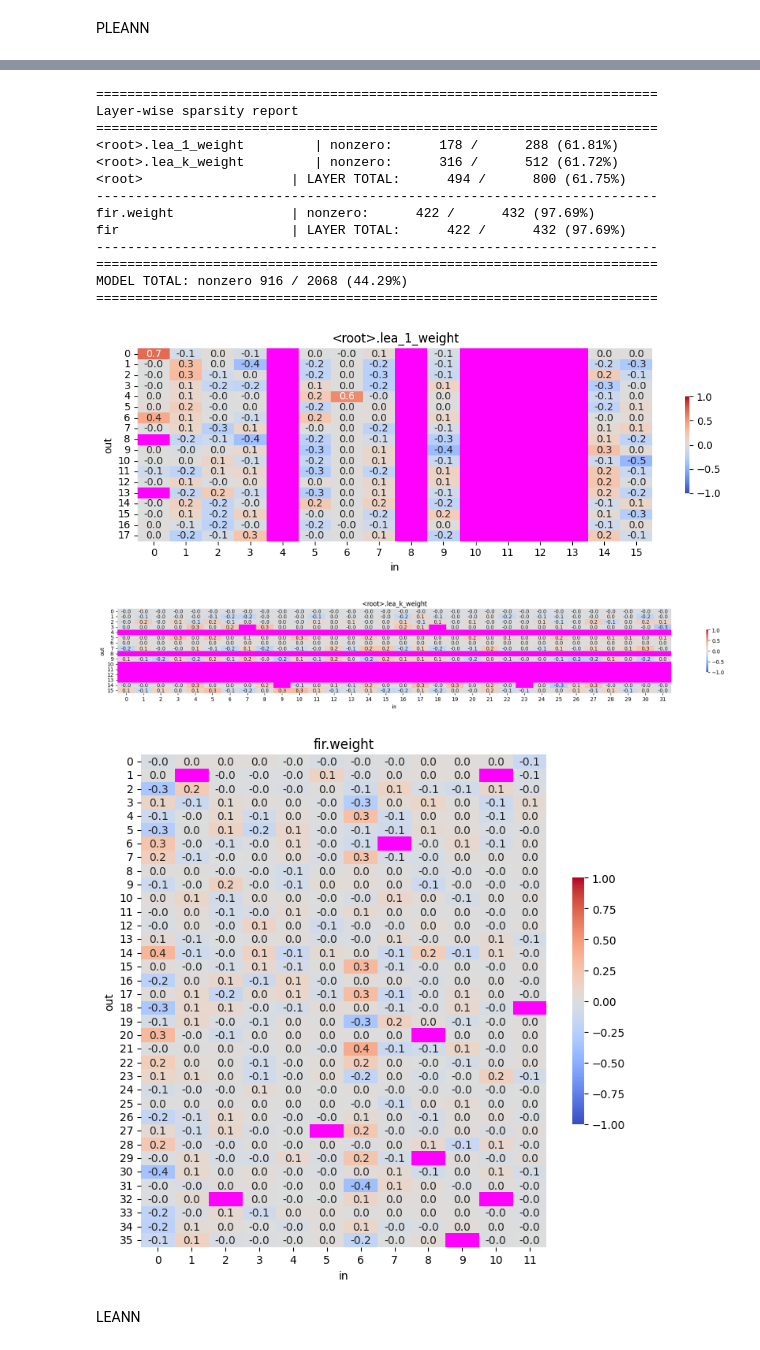
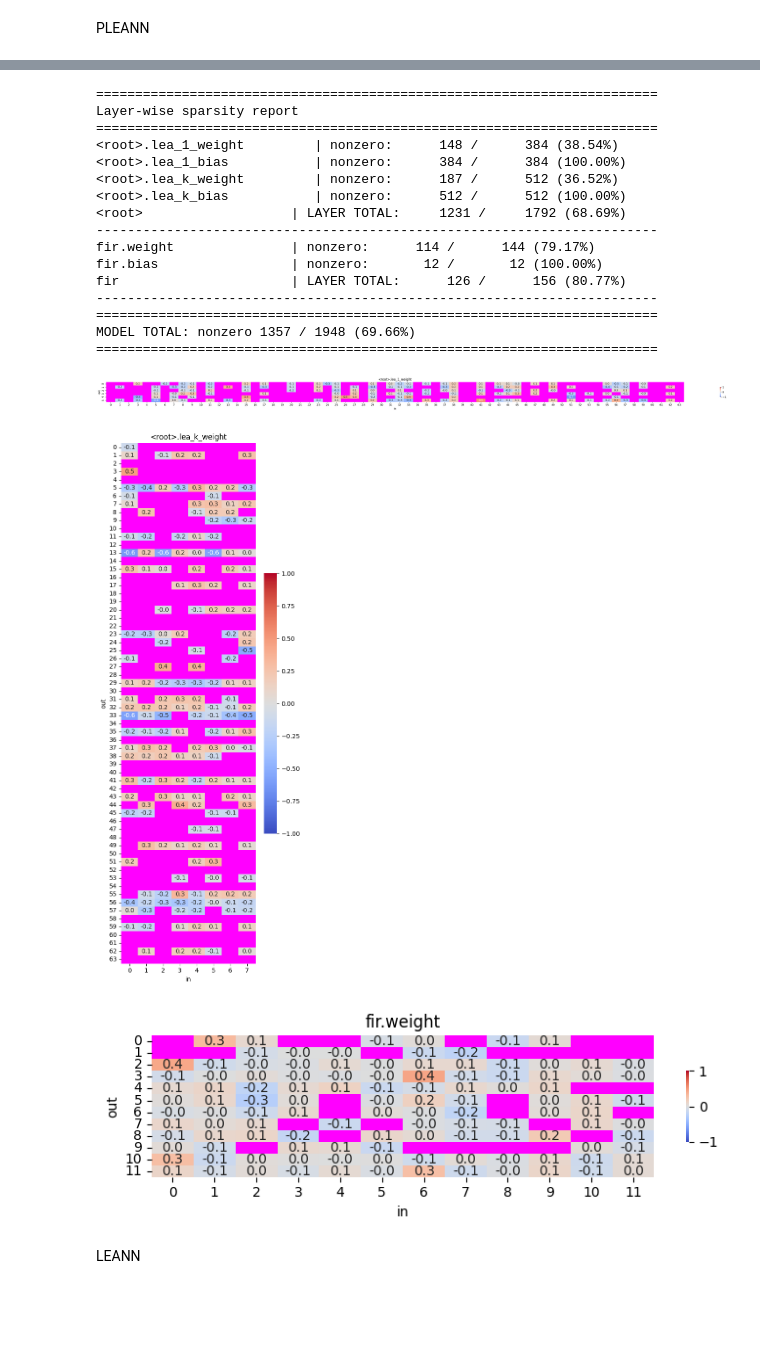
Before and after one commit to pasmornov-m/DPD_Research, a Jupyter notebook: dev_stats.ipynb, the cells around one changed output, grey strips where cells are left out. Saved outputs shown, nothing was run; the diff lists cells and outputs as text; code cells hidden in the pictures; blank space fills up the shorter version.

```diff
--- a/dev_stats.ipynb
+++ b/dev_stats.ipynb
@@ -409,17 +426,17 @@ PLEANN
 
 pleann_train_props = {
     "M": M,
-    "L1": 18,
-    "L2": 16,
-    "L3": 32,
-    "K": 3,
+    "L1": 6,
+    "L2": 64,
+    "L3": 8,
+    "K": 2,
     "lr": 0.001,
     "lr2": 0.0001,
     "epochs": 300,
     "epochs2": 200,
-    "lambda_reg": 1e-3,
-    "alpha": 0.003,
-    "tau": 0.002,
+    "lambda_reg": 1e-4,
+    "alpha": 0.015,
+    "tau": 0.001,
     "acpr_meter": acpr_meter,
 }
 
@@ -469,23 +469,26 @@ KeyError: 'ilc_pleann'
 # %%
-prunning.log_layerwise_sparsity(pleann_dpd_model)
+prunning.log_layerwise_sparsity(pleann_dpd_model, only_weights=False)
 plotting.plot_weight_heatmaps(pleann_dpd_model, vmin=-1, vmax=1)
 # %% [output]
 ========================================================================
 Layer-wise sparsity report
 ========================================================================
-<root>.lea_1_weight         | nonzero:      178 /      288 (61.81%)
-<root>.lea_k_weight         | nonzero:      316 /      512 (61.72%)
-<root>                   | LAYER TOTAL:      494 /      800 (61.75%)
+<root>.lea_1_weight         | nonzero:      148 /      384 (38.54%)
+<root>.lea_1_bias           | nonzero:      384 /      384 (100.00%)
+<root>.lea_k_weight         | nonzero:      187 /      512 (36.52%)
+<root>.lea_k_bias           | nonzero:      512 /      512 (100.00%)
+<root>                   | LAYER TOTAL:     1231 /     1792 (68.69%)
 ------------------------------------------------------------------------
-fir.weight               | nonzero:      422 /      432 (97.69%)
-fir                      | LAYER TOTAL:      422 /      432 (97.69%)
+fir.weight               | nonzero:      114 /      144 (79.17%)
+fir.bias                 | nonzero:       12 /       12 (100.00%)
+fir                      | LAYER TOTAL:      126 /      156 (80.77%)
 ------------------------------------------------------------------------
 ========================================================================
-MODEL TOTAL: nonzero 916 / 2068 (44.29%)
+MODEL TOTAL: nonzero 1357 / 1948 (69.66%)
 ========================================================================
-[figure, old version]
+[figure, new version]
-[figure, old version]
+[figure, new version]
-[figure, old version]
+[figure, new version]
 # %% [markdown]
 LEANN
 # %%
```
Also changed, not shown: parts of 6 cells of this notebook, 9 other files.
